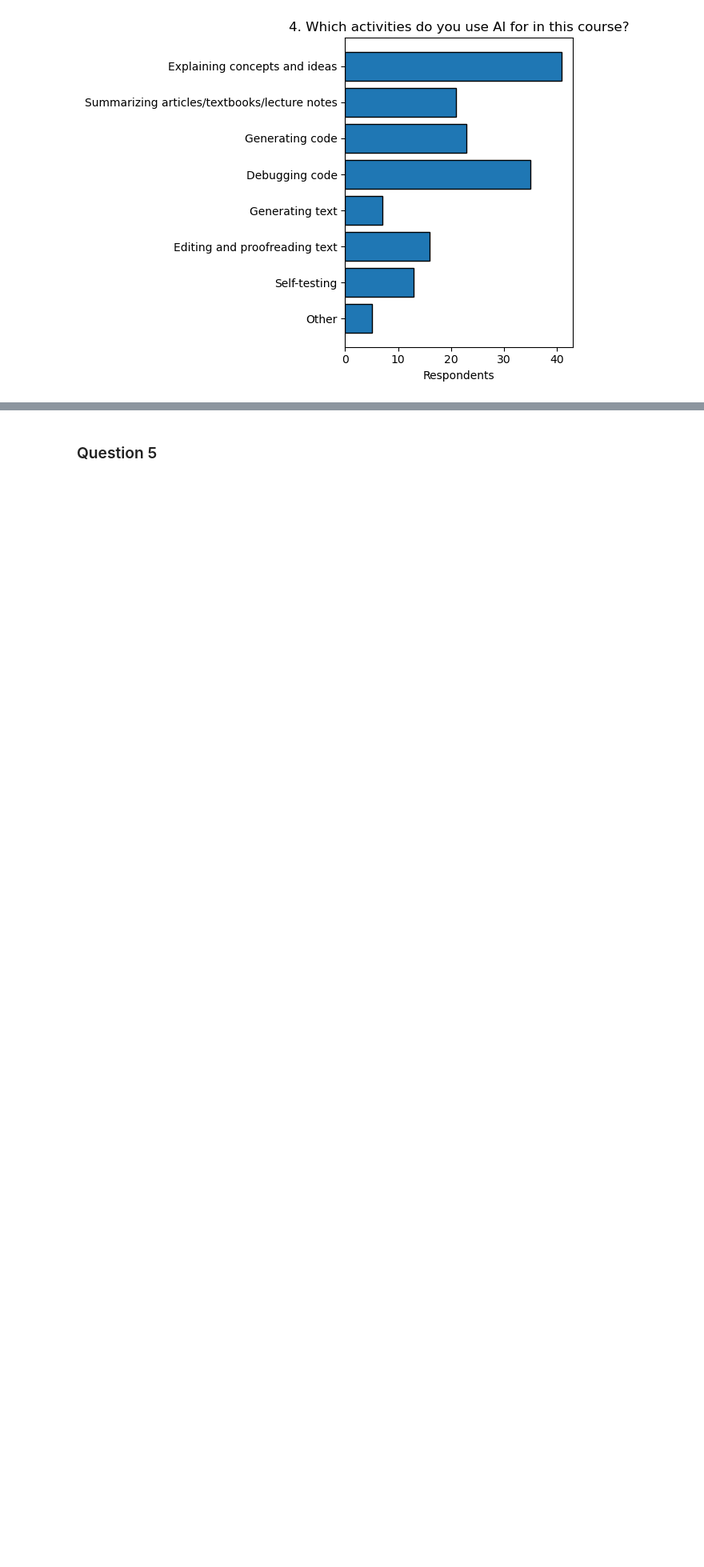
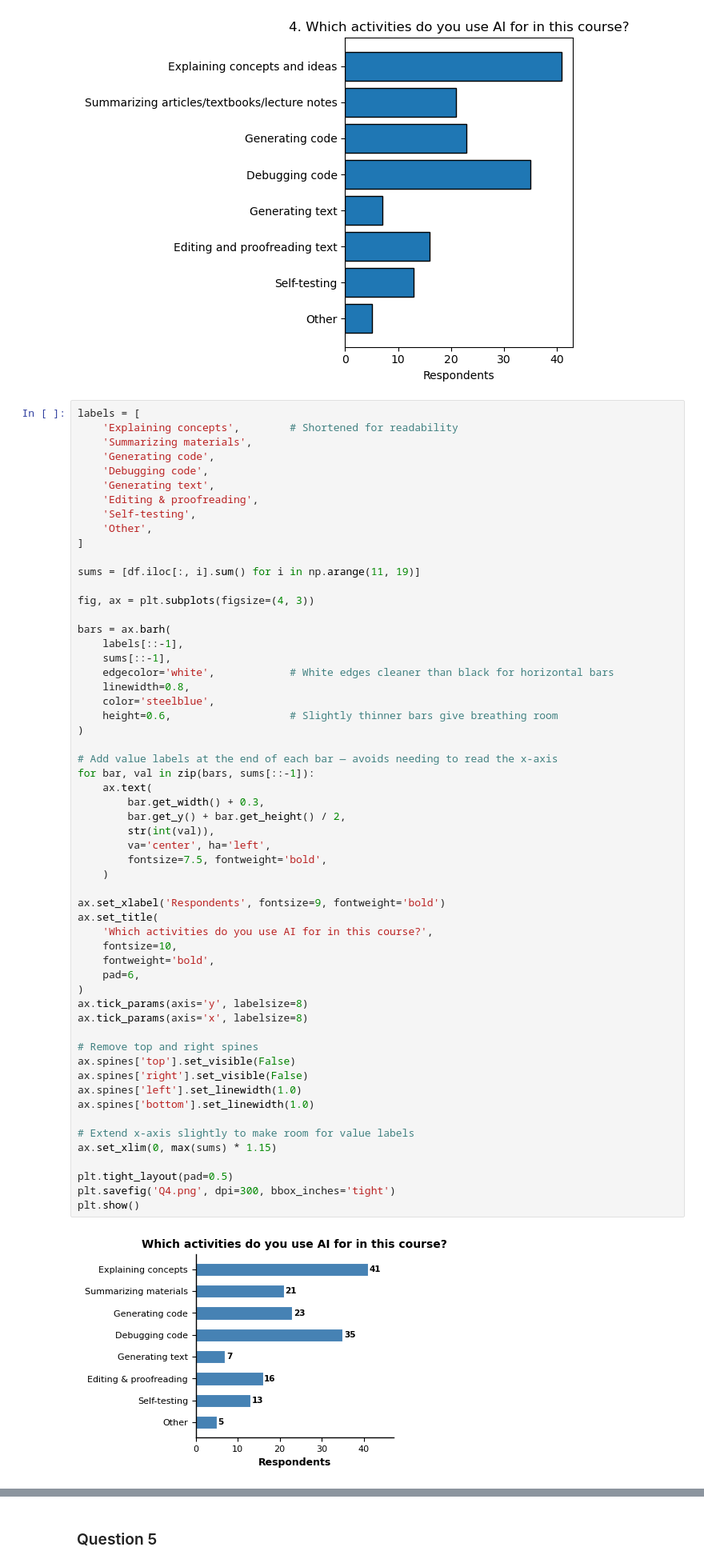
Before and after one commit to FMZennaro/UPED602E, a Jupyter notebook: General Analysis.ipynb, the cells around one changed output, grey strips where cells are left out. Shown at 80% size. Saved outputs shown, nothing was run; the diff lists cells and outputs as text; blank space fills up the shorter version.

```diff
--- a/General Analysis.ipynb
+++ b/General Analysis.ipynb
@@ -82,6 +150,65 @@ plt.tight_layout()
 plt.show()
 # %% [output]
 [figure]
+# %%
+labels = [
+    'Explaining concepts',        # Shortened for readability
+    'Summarizing materials',
+    'Generating code',
+    'Debugging code',
+    'Generating text',
+    'Editing & proofreading',
+    'Self-testing',
+    'Other',
+]
+
+sums = [df.iloc[:, i].sum() for i in np.arange(11, 19)]
+
+fig, ax = plt.subplots(figsize=(4, 3))
+
+bars = ax.barh(
+    labels[::-1],
+    sums[::-1],
+    edgecolor='white',            # White edges cleaner than black for horizontal bars
+    linewidth=0.8,
+    color='steelblue',
+    height=0.6,                   # Slightly thinner bars give breathing room
+)
+
+# Add value labels at the end of each bar — avoids needing to read the x-axis
+for bar, val in zip(bars, sums[::-1]):
+    ax.text(
+        bar.get_width() + 0.3,
+        bar.get_y() + bar.get_height() / 2,
+        str(int(val)),
+        va='center', ha='left',
+        fontsize=7.5, fontweight='bold',
+    )
+
+ax.set_xlabel('Respondents', fontsize=9, fontweight='bold')
+ax.set_title(
+    'Which activities do you use AI for in this course?',
+    fontsize=10,
+    fontweight='bold',
+    pad=6,
+)
+ax.tick_params(axis='y', labelsize=8)
+ax.tick_params(axis='x', labelsize=8)
+
+# Remove top and right spines
+ax.spines['top'].set_visible(False)
+ax.spines['right'].set_visible(False)
+ax.spines['left'].set_linewidth(1.0)
+ax.spines['bottom'].set_linewidth(1.0)
+
+# Extend x-axis slightly to make room for value labels
+ax.set_xlim(0, max(sums) * 1.15)
+
+plt.tight_layout(pad=0.5)
+plt.savefig('Q4.png', dpi=300, bbox_inches='tight')
+plt.show()
+# %% [output]
+[figure, added]
 # %%
 labels = ['Explaining concepts and ideas',
           'Summarizing articles/textbooks/lecture notes',
```
Also changed, not shown: parts of 7 cells of this notebook, 9 other files.
